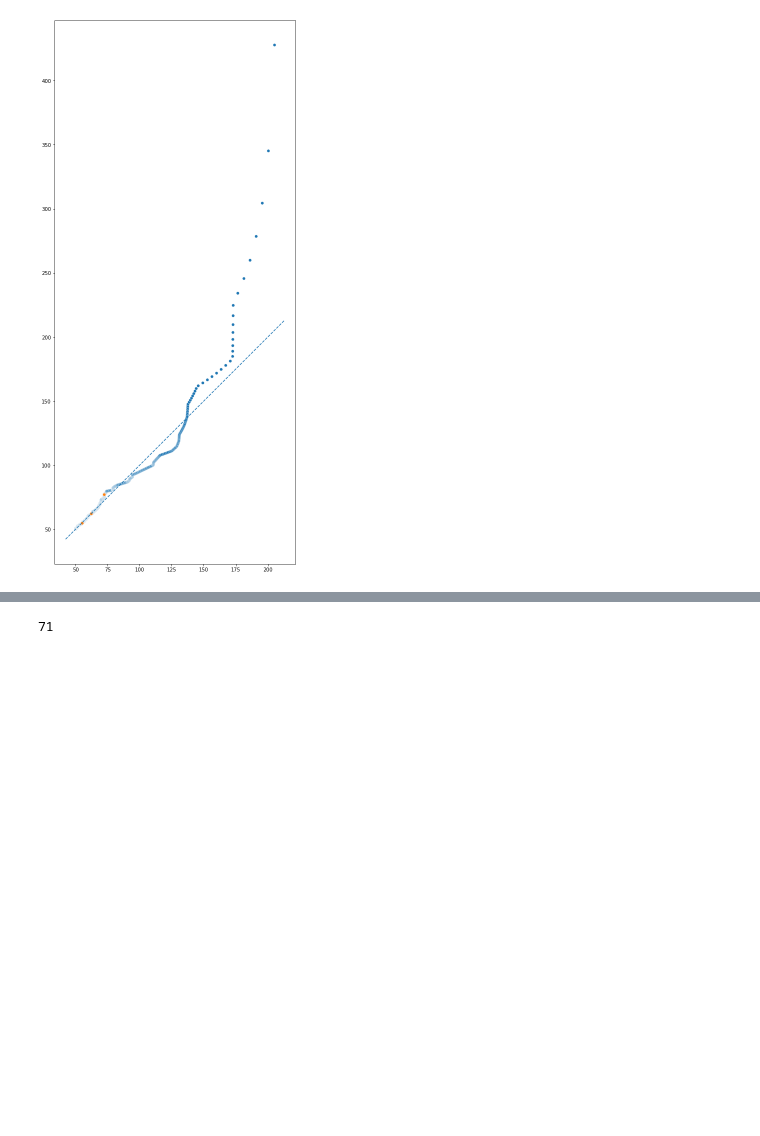
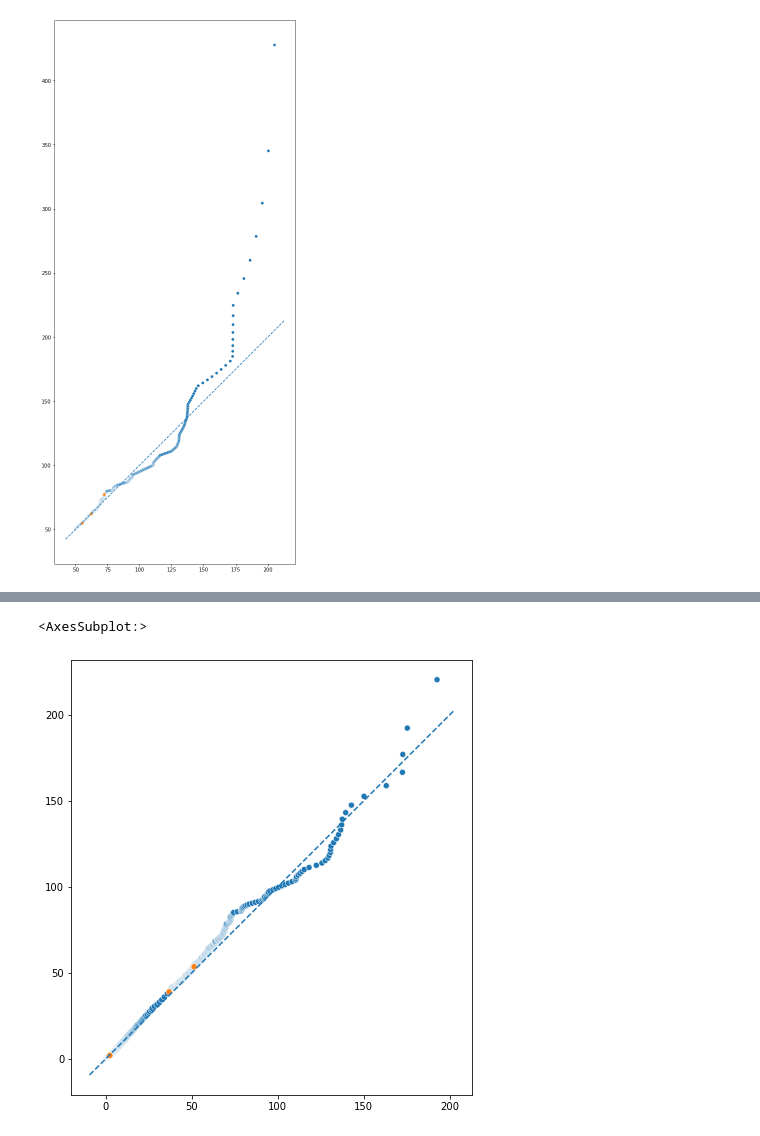
Before and after one commit to bodekerscientific/SPG, a Jupyter notebook: test_fit.ipynb, the cells around one changed output, grey strips where cells are left out. Cells and saved outputs as stored; diff of their text form; code cells hidden in the pictures; blank space fills up the shorter version.

```diff
--- a/test_fit.ipynb
+++ b/test_fit.ipynb
@@ -188,13 +209,5 @@ print(f"(shape,loc,scale) = {fit}")
 # %%
 #QQ plot:
-
-censored_rf = dunedin_rf[dunedin_rf>=censor]
-
-non_ext_probs = np.linspace(0,pre_ext_cdf,500,endpoint=False)
-ext_probs = np.linspace(pre_ext_cdf,1,500,endpoint=False)
-
-rf_q = (np.quantile(censored_rf,)
-
-preds_q = dist.ppf(samples_prob, *fit_coef)
 # %% [output]
-71
+<AxesSubplot:>
+[figure, added]
```
Also changed, not shown: parts of 1 cell of this notebook.
